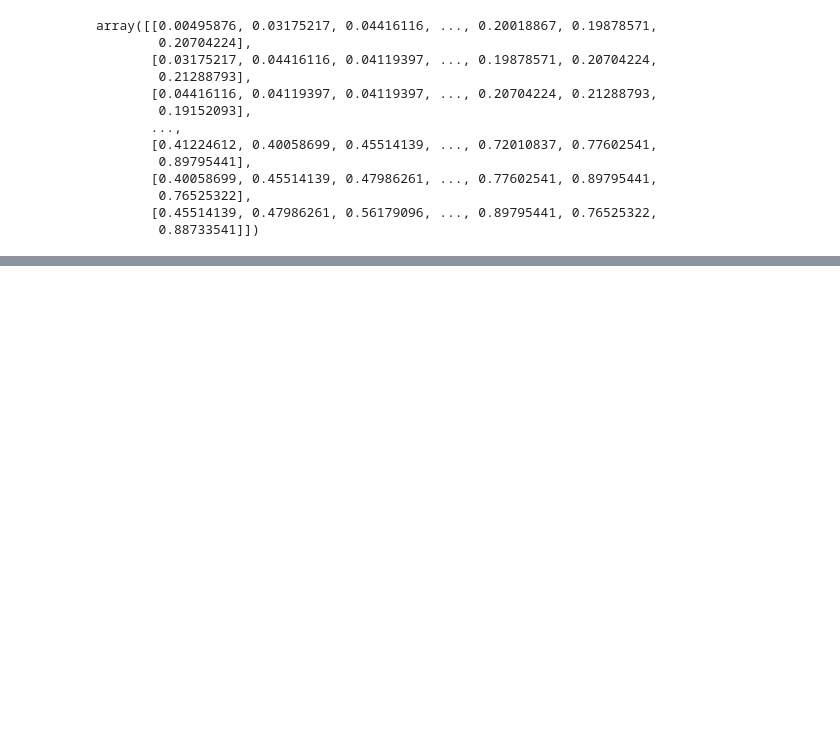
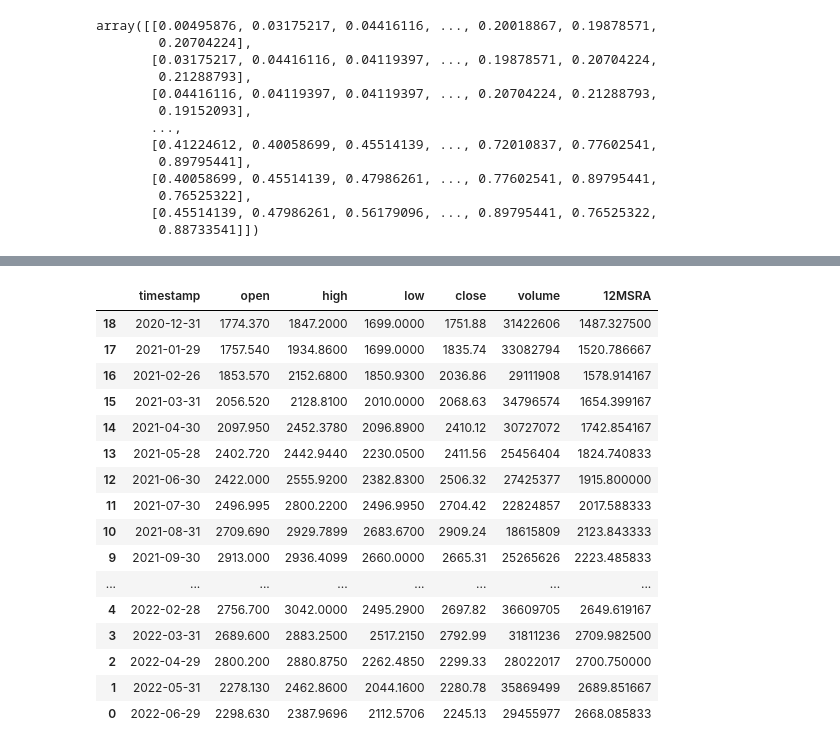
Before and after one commit to darth-vaderr/lstm_predictive, a Jupyter notebook: lstm_stock.ipynb, the cells around one changed output, grey strips where cells are left out. Saved outputs shown, nothing was run; the diff lists cells and outputs as text; code cells hidden in the pictures; blank space fills up the shorter version.

```diff
--- a/lstm_stock.ipynb
+++ b/lstm_stock.ipynb
@@ -230,0 +260,20 @@ AttributeError: 'list' object has no attribute 'shape'
+# %%
+test
+# %% [output]
+|  | timestamp | open | high | low | close | volume | 12MSRA |
+| 18 | 2020-12-31 | 1774.370 | 1847.2000 | 1699.0000 | 1751.88 | 31422606 | 1487.327500 |
+| 17 | 2021-01-29 | 1757.540 | 1934.8600 | 1699.0000 | 1835.74 | 33082794 | 1520.786667 |
+| 16 | 2021-02-26 | 1853.570 | 2152.6800 | 1850.9300 | 2036.86 | 29111908 | 1578.914167 |
+| 15 | 2021-03-31 | 2056.520 | 2128.8100 | 2010.0000 | 2068.63 | 34796574 | 1654.399167 |
+| 14 | 2021-04-30 | 2097.950 | 2452.3780 | 2096.8900 | 2410.12 | 30727072 | 1742.854167 |
+| 13 | 2021-05-28 | 2402.720 | 2442.9440 | 2230.0500 | 2411.56 | 25456404 | 1824.740833 |
+| 12 | 2021-06-30 | 2422.000 | 2555.9200 | 2382.8300 | 2506.32 | 27425377 | 1915.800000 |
+| 11 | 2021-07-30 | 2496.995 | 2800.2200 | 2496.9950 | 2704.42 | 22824857 | 2017.588333 |
+| 10 | 2021-08-31 | 2709.690 | 2929.7899 | 2683.6700 | 2909.24 | 18615809 | 2123.843333 |
+| 9 | 2021-09-30 | 2913.000 | 2936.4099 | 2660.0000 | 2665.31 | 25265626 | 2223.485833 |
+| ... | ... | ... | ... | ... | ... | ... | ... |
+| 4 | 2022-02-28 | 2756.700 | 3042.0000 | 2495.2900 | 2697.82 | 36609705 | 2649.619167 |
+| 3 | 2022-03-31 | 2689.600 | 2883.2500 | 2517.2150 | 2792.99 | 31811236 | 2709.982500 |
+| 2 | 2022-04-29 | 2800.200 | 2880.8750 | 2262.4850 | 2299.33 | 28022017 | 2700.750000 |
+| 1 | 2022-05-31 | 2278.130 | 2462.8600 | 2044.1600 | 2280.78 | 35869499 | 2689.851667 |
+| 0 | 2022-06-29 | 2298.630 | 2387.9696 | 2112.5706 | 2245.13 | 29455977 | 2668.085833 |
```
Also changed, not shown: parts of 11 cells of this notebook, 2 other files.
